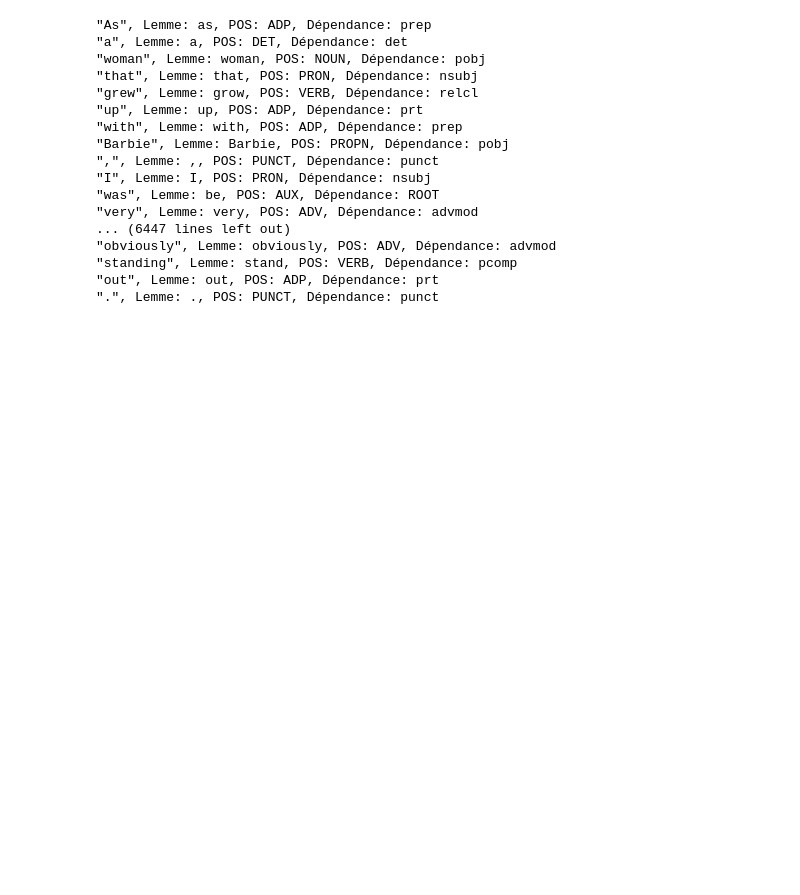
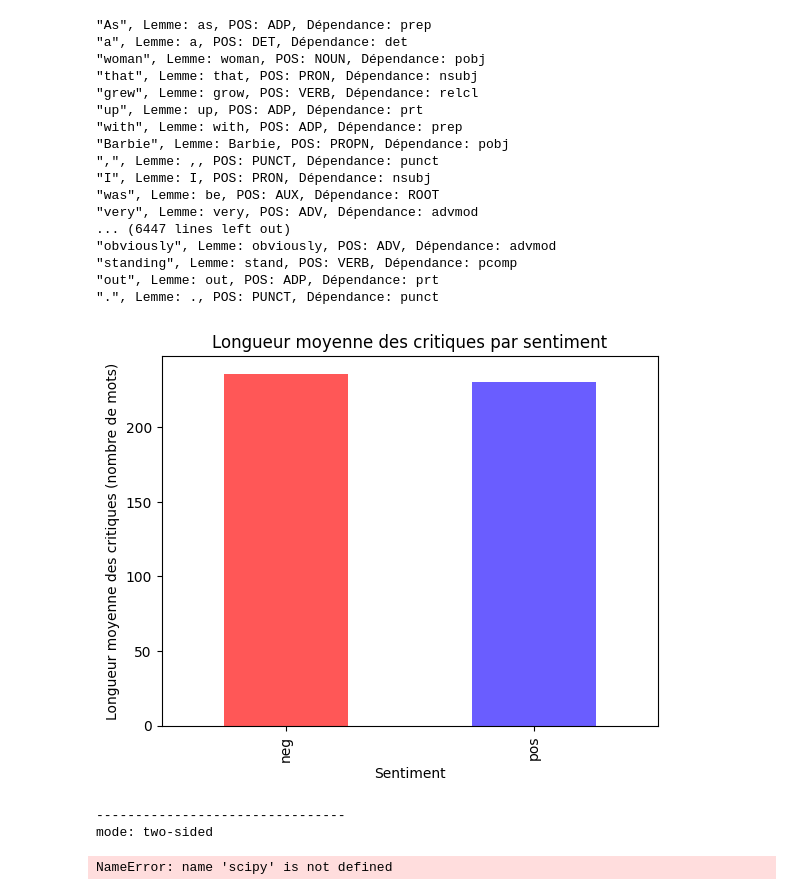
Before and after one commit to AshleyRatier/outil_traitement_corpus, a Jupyter notebook: scripts/analyse_corpus.ipynb, the cells around one changed output. Cells and saved outputs as stored; diff of their text form; code cells hidden in the pictures; blank space fills up the shorter version.

Commit message:
feat : ajout de la corrélation entre les notes et la longueur des critiques

```diff
--- a/scripts/analyse_corpus.ipynb
+++ b/scripts/analyse_corpus.ipynb
@@ -48,3 +49,44 @@ for review in data['review']:
 "standing", Lemme: stand, POS: VERB, Dépendance: pcomp
 "out", Lemme: out, POS: ADP, Dépendance: prt
 ".", Lemme: ., POS: PUNCT, Dépendance: punct
+# %%
+def longueur_review(review):
+    return len(review.split())
+
+data['note'] = pd.to_numeric(data['note'])
+data = data.dropna(subset=['note'])
+
+def calcul_longueur_moyenne_critiques(reviews):
+    longueurs = [longueur_review(review) for review in reviews]
+    return pd.Series(longueurs).mean()
+
+longueur_moyenne = data.groupby('label')['review'].apply(calcul_longueur_moyenne_critiques)
+
+longueur_moyenne.plot(kind='bar', color=['#FF5757', '#6A5DFF'])
+plt.title('Longueur moyenne des critiques par sentiment')
+plt.xlabel('Sentiment')
+plt.ylabel('Longueur moyenne des critiques (nombre de mots)')
+plt.show()
+# %% [output]
+[figure, added]
+# %%
+longueurs_reviews = [longueur_review(review) for review in data['review']]
+notes = data['note'].values
+
+for mode in ["two-sided", "greater", "less"]:
+    print("-" * 32)
+    print("mode:", mode)
+    corr_pearson, p_pearson = scipy.stats.pearsonr(longueurs_reviews, notes)
+    print(f"Pearson: {corr_pearson:+.4e}; p-value: {p_pearson:+.4e}")
+    corr_spearman, p_spearman = scipy.stats.spearmanr(longueurs_reviews, notes)
+    print(f"Spearman: {corr_spearman:+.4e}; p-value: {p_spearman:+.4e}")
+
+plt.scatter(longueurs_reviews, notes)
+plt.xlabel("Longueur des Critiques (nombre de mots)")
+plt.ylabel("Notes")
+plt.title("Corrélation entre la Longueur des Critiques et les Notes")
+plt.show()
+# %% [output]
+--------------------------------
+mode: two-sided
+NameError: name 'scipy' is not defined
```
Also changed, not shown: parts of 1 cell of this notebook.
